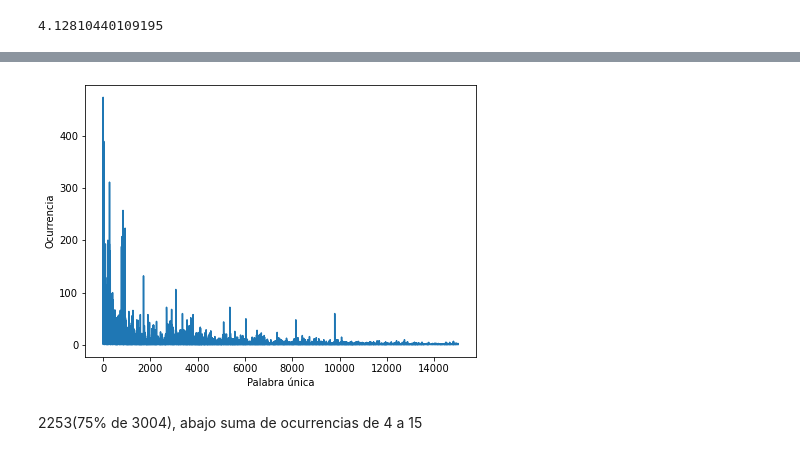
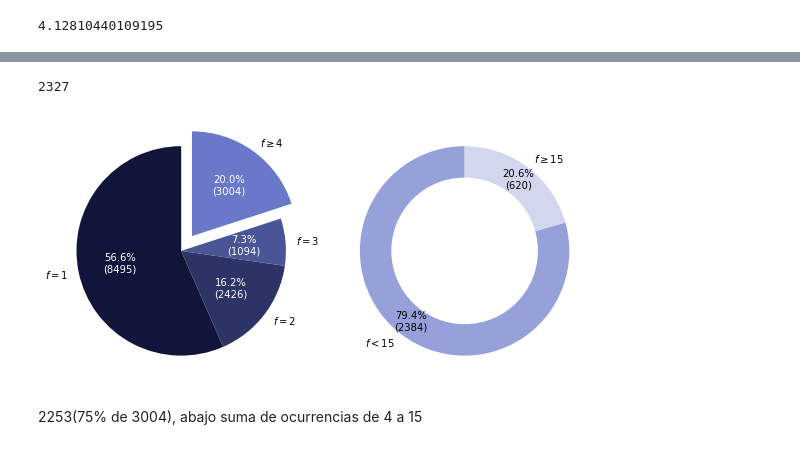
Before and after one commit to eidepozo/expansion_semantica, a Jupyter notebook: 04B_Estadisticas.ipynb, the cells around one changed output, grey strips where cells are left out. Cells and saved outputs as stored; diff of their text form; code cells hidden in the pictures.

```diff
--- a/04B_Estadisticas.ipynb
+++ b/04B_Estadisticas.ipynb
@@ -193,11 +216,7 @@ df
 # %%
 import matplotlib.pyplot as plt
 %matplotlib inline
-# %%
-plt.figure(figsize=(7, 5))
-plt.plot(df['count'])
-plt.xlabel('Palabra única')
-plt.ylabel('Ocurrencia')
-plt.savefig('ocurrency.png', bbox_inches='tight')
-# %% [output]
-[figure, removed]
+# %%
+df[(df['count']>=5)]['count'].count()#/15019*100
+# %% [output]
+2327
@@ -203,0 +227,37 @@ plt.savefig('ocurrency.png', bbox_inches='tight')
+# %%
+def func(pct, allvals):
+    absolute = int(round(pct/100.*np.sum(allvals)))
+    return "{:.1f}%\n({:d})".format(pct, absolute)
+# %%
+labels = ["$f=1$", "$f=2$", "$f=3$", "$f\geq4$"]
+sizes = [8495, 2426, 1094, 3004]
+colors = ["#111539", "#2C3365", "#4A5596", "#6978C9"]
+explode = (0, 0, 0, 0.175)
+
+labels_2 = ["$f<15$", '$f\geq15$']
+sizes_2 = [2384, 620]
+colors_2 = ['#97A1D9','#D2D7EE']
+
+
+
+fig = plt.figure(figsize=(8, 5))
+
+ax1 = fig.add_subplot(121)
+ax2 = fig.add_subplot(122)
+
+_, _, autotexts = ax1.pie(sizes,  labels=labels, autopct=lambda pct: func(pct, sizes), colors=colors,
+         startangle=90, explode=explode)
+for autotext in autotexts:
+    autotext.set_color('white')
+
+ax2.pie(sizes_2, colors = colors_2, labels=labels_2, autopct=lambda pct: func(pct, sizes_2),startangle=90, pctdistance=0.85)#, explode = explode)#draw circle
+centre_circle = plt.Circle((0,0),0.70,fc='white')
+fig = plt.gcf()
+fig.gca().add_artist(centre_circle)# Equal aspect ratio ensures that pie is drawn as a circle
+#ax2.axis('equal')
+plt.tight_layout()
+
+#plt.title("Distribución de frecuencias $f$ de palabras únicas")
+plt.show()
+# %% [output]
+[figure, added]
```
Also changed, not shown: parts of 27 cells of this notebook, 1 other file.
